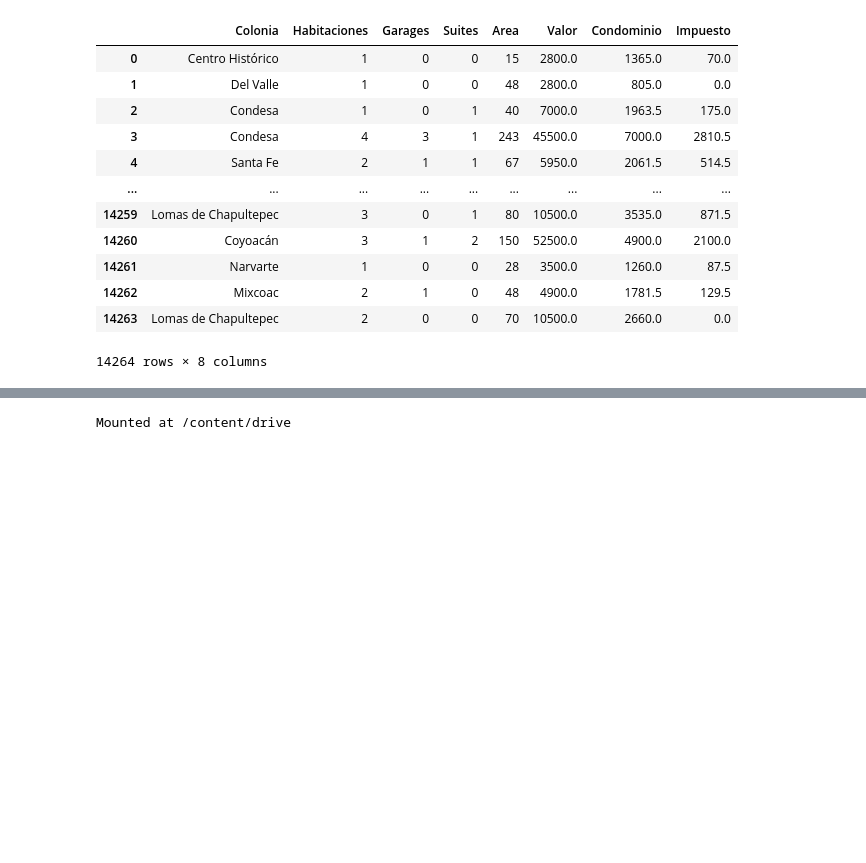
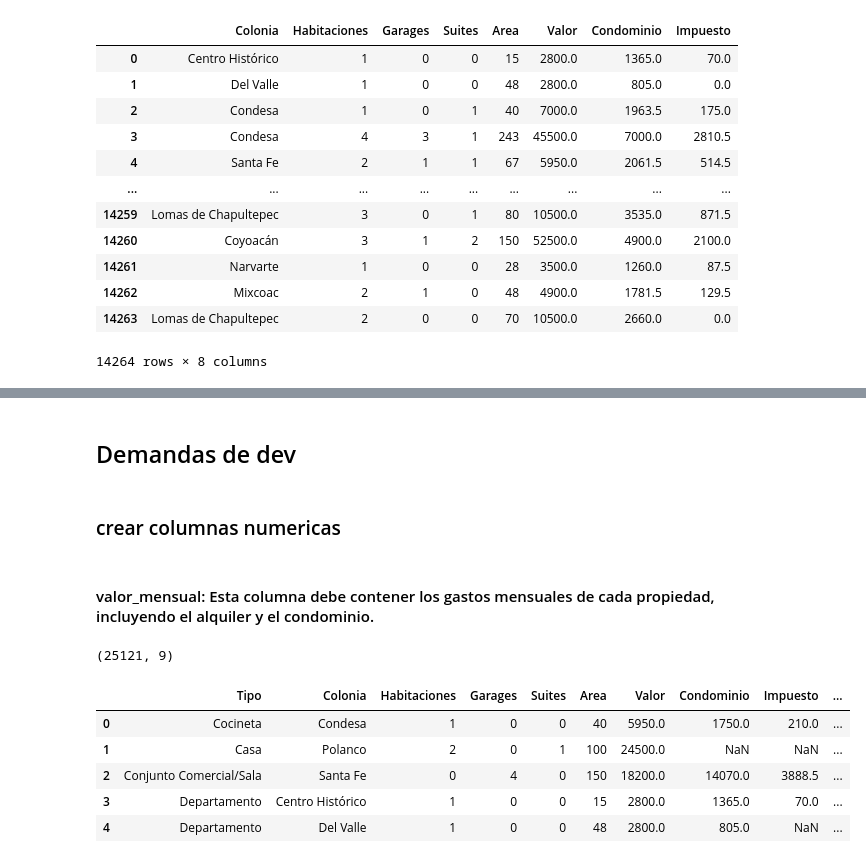
Before and after one commit to OFrancisco3/Data_Science, a Jupyter notebook: inmuebles_cdmx.ipynb, the cells around one changed output, grey strips where cells are left out. Drawn from its saved outputs; the diff is of its cells as text; code cells hidden in the pictures; blank space fills up the shorter version.

```diff
--- a/inmuebles_cdmx.ipynb
+++ b/inmuebles_cdmx.ipynb
@@ -701,8 +706,24 @@ df.to_csv('/content/drive/MyDrive/data/inmuebles_ml.csv',index=False, sep=';')
 # %%
 df1.to_csv('/content/drive/MyDrive/data/inmuebles_ml_filtro1.csv',index=False, sep=';')
 df2.to_csv('/content/drive/MyDrive/data/inmuebles_ml_filtro1.csv',index=False, sep=';')
-# %%
-from google.colab import drive
-drive.mount('/content/drive')
-# %% [output]
-Mounted at /content/drive
+# %% [markdown]
+## Demandas de dev
+# %% [markdown]
+### crear columnas numericas
+# %% [markdown]
+#### valor_mensual: Esta columna debe contener los gastos mensuales de cada propiedad, incluyendo el alquiler y el condominio.
+# %%
+datos = pd.read_csv(url, sep=';')
+datos.shape
+# %% [output]
+(25121, 9)
+# %%
+datos['valor_mensual'] = datos['Valor'] + datos['Condominio']
+datos.head()
+# %% [output]
+|  | Tipo | Colonia | Habitaciones | Garages | Suites | Area | Valor | Condominio | Impuesto | ... |
+| 0 | Cocineta | Condesa | 1 | 0 | 0 | 40 | 5950.0 | 1750.0 | 210.0 | ... |
+| 1 | Casa | Polanco | 2 | 0 | 1 | 100 | 24500.0 | NaN | NaN | ... |
+| 2 | Conjunto Comercial/Sala | Santa Fe | 0 | 4 | 0 | 150 | 18200.0 | 14070.0 | 3888.5 | ... |
+| 3 | Departamento | Centro Histórico | 1 | 0 | 0 | 15 | 2800.0 | 1365.0 | 70.0 | ... |
+| 4 | Departamento | Del Valle | 1 | 0 | 0 | 48 | 2800.0 | 805.0 | NaN | ... |
```
Also changed, not shown: parts of 17 cells of this notebook.
